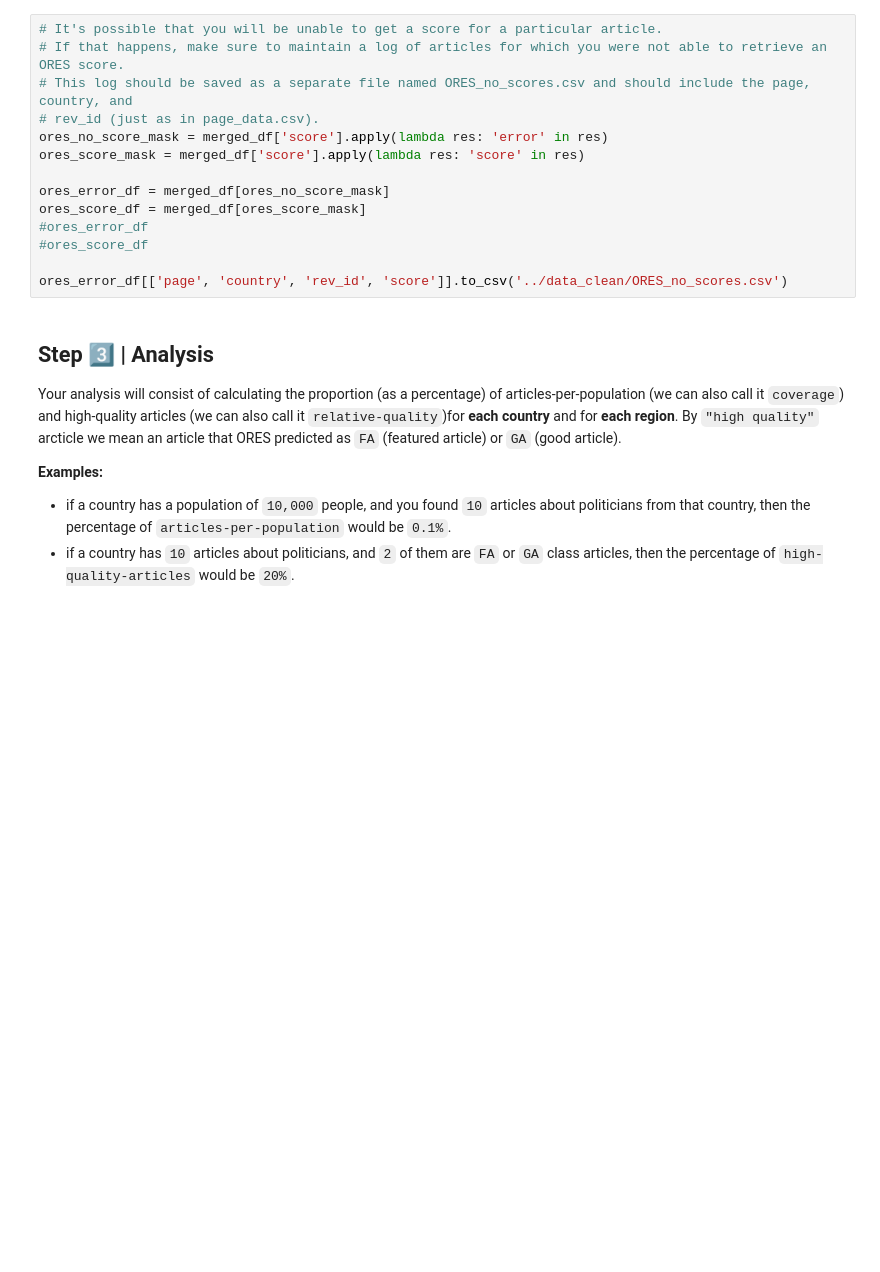
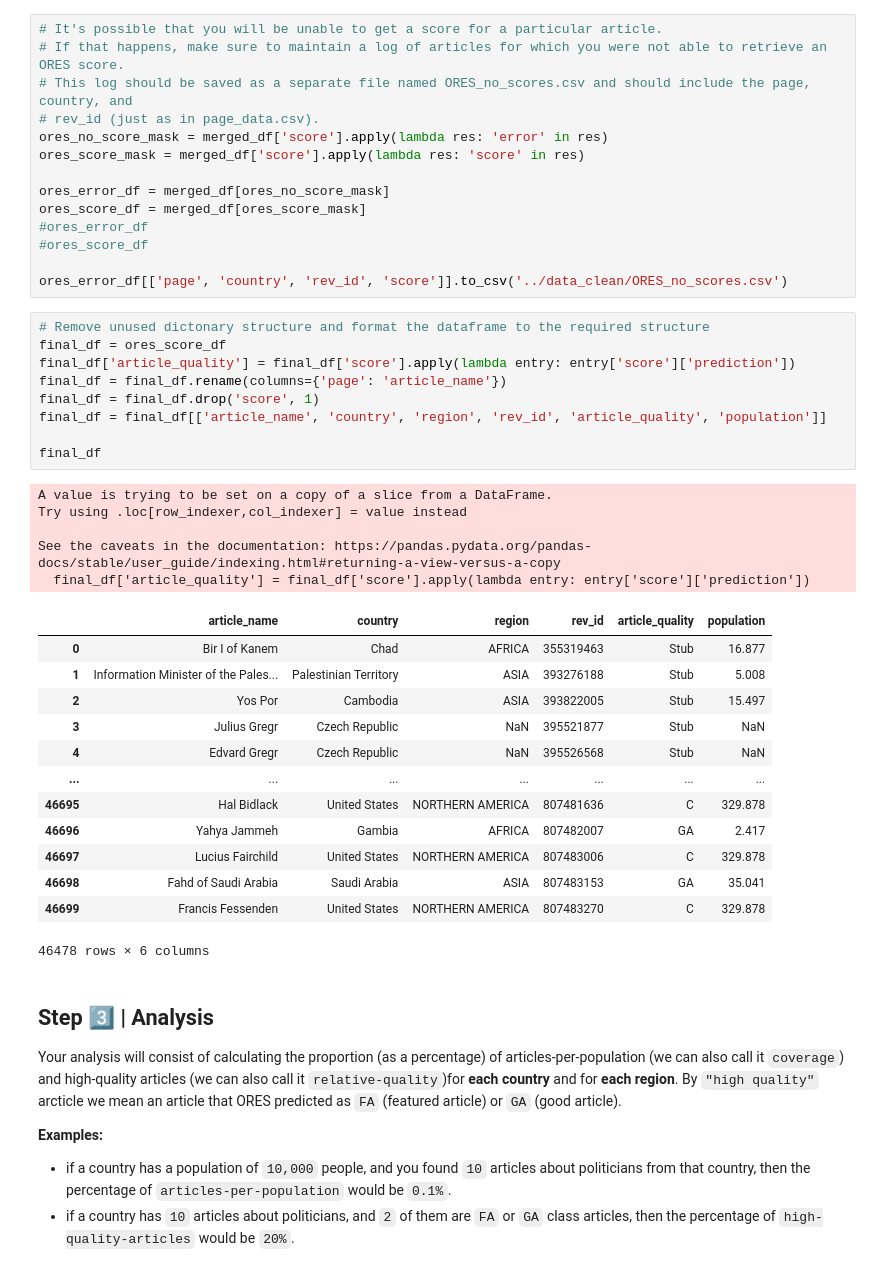
Before and after one commit to Arne117/A3-hcds-hcc-bias, a Jupyter notebook: src/A3_Wikipedia_ORES_Bias.ipynb, the cells around one changed output. Cells and saved outputs as stored; diff of their text form; blank space fills up the shorter version.

Commit message:
Formatted the final data frame

```diff
--- a/src/A3_Wikipedia_ORES_Bias.ipynb
+++ b/src/A3_Wikipedia_ORES_Bias.ipynb
@@ -304,6 +273,34 @@ ores_score_df = merged_df[ores_score_mask]
 #ores_score_df
 
 ores_error_df[['page', 'country', 'rev_id', 'score']].to_csv('../data_clean/ORES_no_scores.csv')
+# %%
+# Remove unused dictonary structure and format the dataframe to the required structure
+final_df = ores_score_df
+final_df['article_quality'] = final_df['score'].apply(lambda entry: entry['score']['prediction'])
+final_df = final_df.rename(columns={'page': 'article_name'})
+final_df = final_df.drop('score', 1)
+final_df = final_df[['article_name', 'country', 'region', 'rev_id', 'article_quality', 'population']]
+
+final_df
+# %% [output]
+A value is trying to be set on a copy of a slice from a DataFrame.
+Try using .loc[row_indexer,col_indexer] = value instead
+
+See the caveats in the documentation: https://pandas.pydata.org/pandas-docs/stable/user_guide/indexing.html#returning-a-view-versus-a-copy
+  final_df['article_quality'] = final_df['score'].apply(lambda entry: entry['score']['prediction'])
+|  | article_name | country | region | rev_id | article_quality | population |
+| 0 | Bir I of Kanem | Chad | AFRICA | 355319463 | Stub | 16.877 |
+| 1 | Information Minister of the Pales... | Palestinian Territory | ASIA | 393276188 | Stub | 5.008 |
+| 2 | Yos Por | Cambodia | ASIA | 393822005 | Stub | 15.497 |
+| 3 | Julius Gregr | Czech Republic | NaN | 395521877 | Stub | NaN |
+| 4 | Edvard Gregr | Czech Republic | NaN | 395526568 | Stub | NaN |
+| ... | ... | ... | ... | ... | ... | ... |
+| 46695 | Hal Bidlack | United States | NORTHERN AMERICA | 807481636 | C | 329.878 |
+| 46696 | Yahya Jammeh | Gambia | AFRICA | 807482007 | GA | 2.417 |
+| 46697 | Lucius Fairchild | United States | NORTHERN AMERICA | 807483006 | C | 329.878 |
+| 46698 | Fahd of Saudi Arabia | Saudi Arabia | ASIA | 807483153 | GA | 35.041 |
+| 46699 | Francis Fessenden | United States | NORTHERN AMERICA | 807483270 | C | 329.878 |
+46478 rows × 6 columns
 # %% [markdown]
 ## Step 3⃣ | Analysis
 
```
Also changed, not shown: parts of 7 cells of this notebook.
